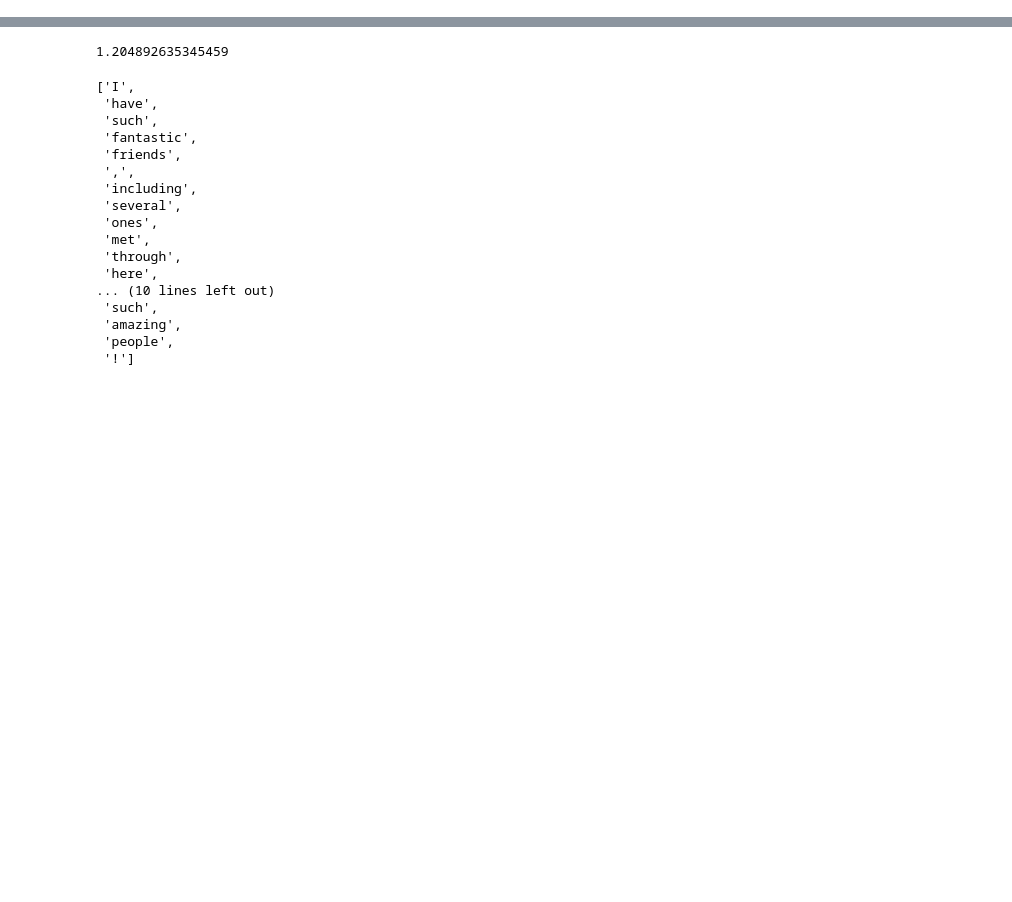
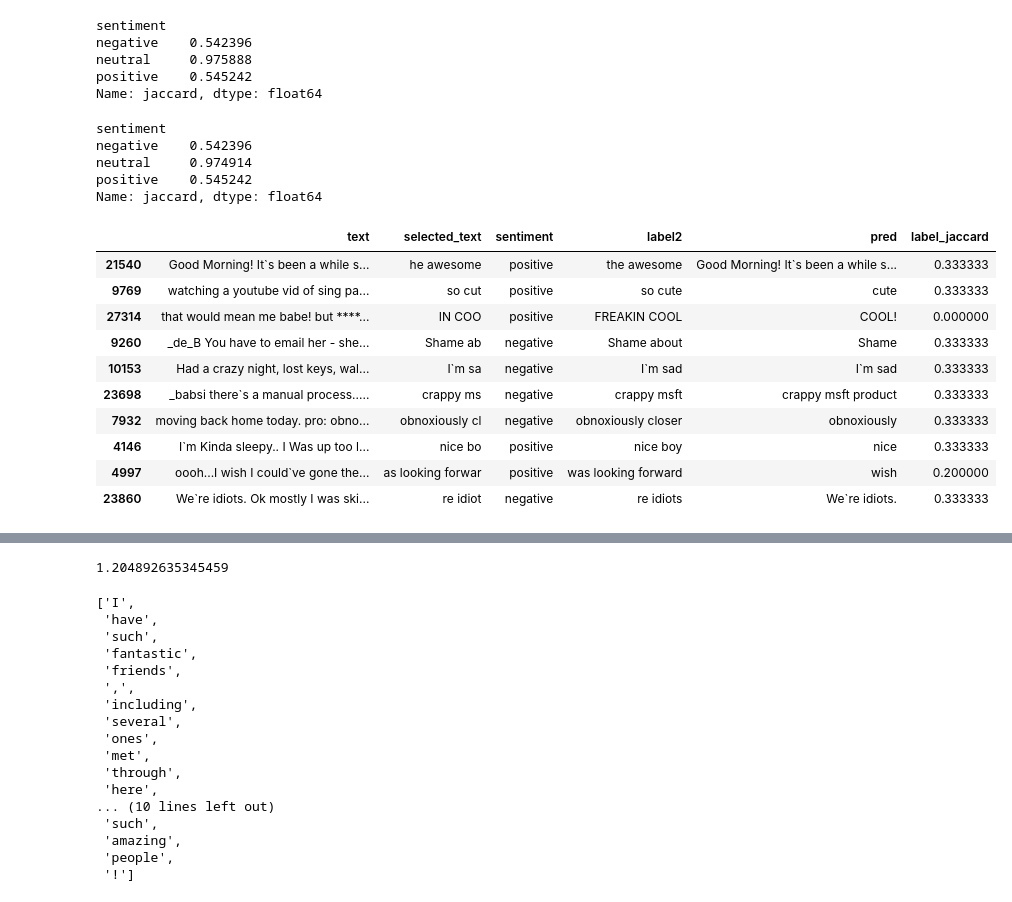
Before and after one commit to thuwyh/Tweet-Sentiment-Extraction, a Jupyter notebook: notebook/eda-distillation.ipynb, the cells around one changed output, grey strips where cells are left out. Cells and saved outputs as stored; diff of their text form; code cells hidden in the pictures; blank space fills up the shorter version.

```diff
--- a/notebook/eda-distillation.ipynb
+++ b/notebook/eda-distillation.ipynb
@@ -152,2 +175,32 @@ pred.head()
+# %%
+pred.groupby('sentiment')['jaccard'].mean()
+# %% [output]
+sentiment
+negative    0.542396
+neutral     0.975888
+positive    0.545242
+Name: jaccard, dtype: float64
+# %%
+pred.groupby('sentiment')['jaccard'].mean()
+# %% [output]
+sentiment
+negative    0.542396
+neutral     0.974914
+positive    0.545242
+Name: jaccard, dtype: float64
 # %%
 pred['delta_jaccard'] = pred['label_jaccard']-pred['jaccard']
+# %%
+pred[pred['label_jaccard']<0.5][['text','selected_text','sentiment','label2','pred','label_jaccard']].sample(n=10)
+# %% [output]
+|  | text | selected_text | sentiment | label2 | pred | label_jaccard |
+| 21540 | Good Morning! It`s been a while s... | he awesome | positive | the awesome | Good Morning! It`s been a while s... | 0.333333 |
+| 9769 | watching a youtube vid of sing pa... | so cut | positive | so cute | cute | 0.333333 |
+| 27314 | that would mean me babe! but ****... | IN COO | positive | FREAKIN COOL | COOL! | 0.000000 |
+| 9260 | _de_B You have to email her - she... | Shame ab | negative | Shame about | Shame | 0.333333 |
+| 10153 | Had a crazy night, lost keys, wal... | I`m sa | negative | I`m sad | I`m sad | 0.333333 |
+| 23698 | _babsi there`s a manual process..... | crappy ms | negative | crappy msft | crappy msft product | 0.333333 |
+| 7932 | moving back home today. pro: obno... | obnoxiously cl | negative | obnoxiously closer | obnoxiously | 0.333333 |
+| 4146 | I`m Kinda sleepy.. I Was up too l... | nice bo | positive | nice boy | nice | 0.333333 |
+| 4997 | oooh...I wish I could`ve gone the... | as looking forwar | positive | was looking forward | wish | 0.200000 |
+| 23860 | We`re idiots. Ok mostly I was ski... | re idiot | negative | re idiots | We`re idiots. | 0.333333 |
```
Also changed, not shown: parts of 13 cells of this notebook, 7 other files.
